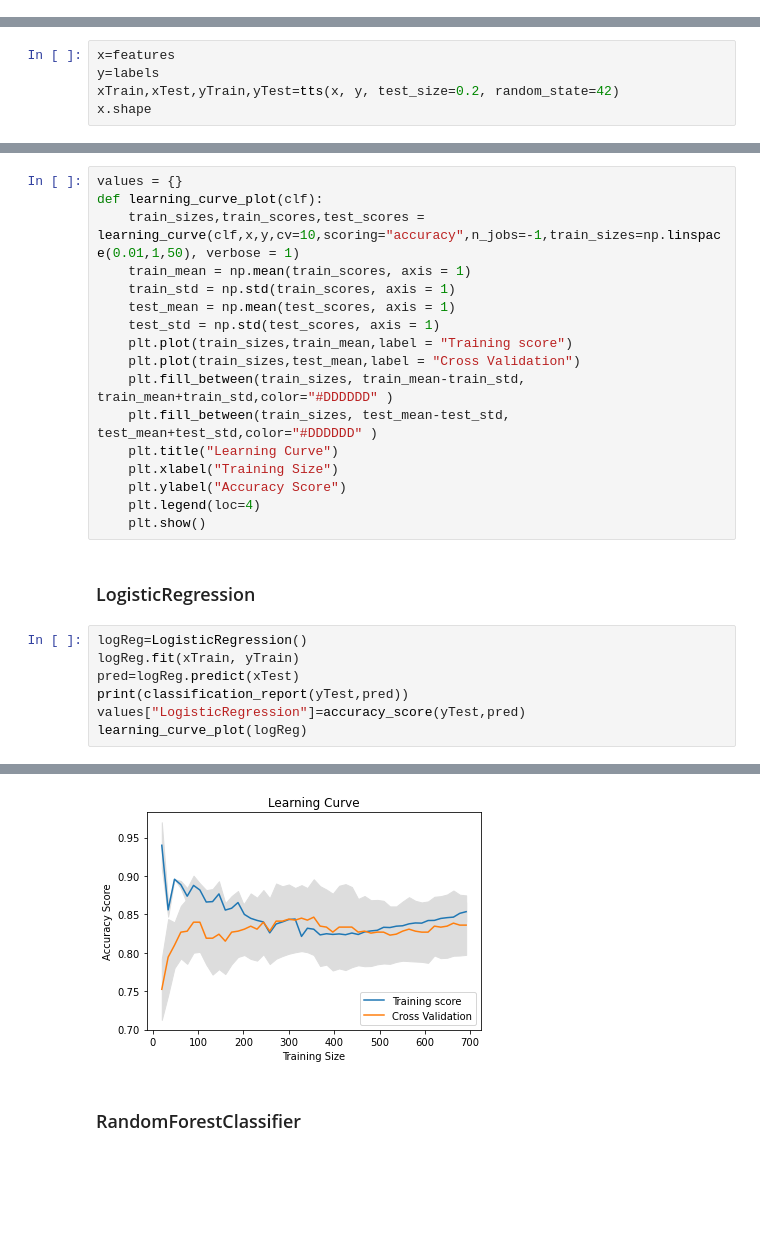
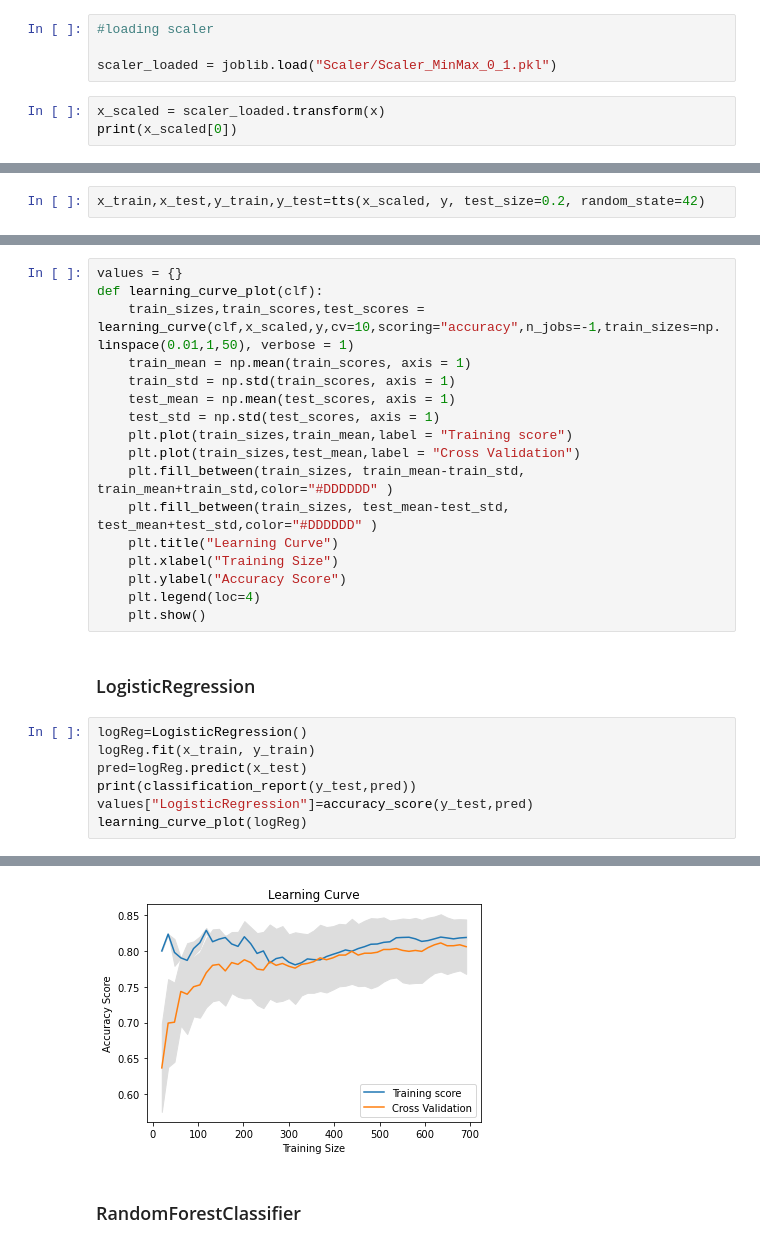
Before and after one commit to kxerxess/Diabetes-Prediction, a Jupyter notebook: ML Models/ML_diabetes_final.ipynb, the cells around one changed output, grey strips where cells are left out. Saved outputs shown, nothing was run; the diff lists cells and outputs as text; blank space fills up the shorter version.

```diff
--- a/ML Models/ML_diabetes_final.ipynb
+++ b/ML Models/ML_diabetes_final.ipynb
@@ -147,0 +62,7 @@ print(labels[labels==1].shape[0], labels[labels==0].shape[0])
+# %%
+#loading scaler
+
+scaler_loaded = joblib.load("Scaler/Scaler_MinMax_0_1.pkl")
+# %%
+x_scaled = scaler_loaded.transform(x)
+print(x_scaled[0])
@@ -148,5 +74,2 @@ print(labels[labels==1].shape[0], labels[labels==0].shape[0])
 # %%
-x=features
-y=labels
-xTrain,xTest,yTrain,yTest=tts(x, y, test_size=0.2, random_state=42)
-x.shape
+x_train,x_test,y_train,y_test=tts(x_scaled, y, test_size=0.2, random_state=42)
@@ -155,7 +78,7 @@ x.shape
 # %%
 values = {}
 def learning_curve_plot(clf):
-    train_sizes,train_scores,test_scores = learning_curve(clf,x,y,cv=10,scoring="accuracy",n_jobs=-1,train_sizes=np.linspace(0.01,1,50), verbose = 1)
+    train_sizes,train_scores,test_scores = learning_curve(clf,x_scaled,y,cv=10,scoring="accuracy",n_jobs=-1,train_sizes=np.linspace(0.01,1,50), verbose = 1)
     train_mean = np.mean(train_scores, axis = 1)
     train_std = np.std(train_scores, axis = 1)
     test_mean = np.mean(test_scores, axis = 1)
@@ -173,10 +96,10 @@ def learning_curve_plot(clf):
 ### LogisticRegression
 # %%
 logReg=LogisticRegression()
-logReg.fit(xTrain, yTrain)
-pred=logReg.predict(xTest)
-print(classification_report(yTest,pred))
-values["LogisticRegression"]=accuracy_score(yTest,pred)
+logReg.fit(x_train, y_train)
+pred=logReg.predict(x_test)
+print(classification_report(y_test,pred))
+values["LogisticRegression"]=accuracy_score(y_test,pred)
 learning_curve_plot(logReg)
 # %% [output]
               precision    recall  f1-score   support
@@ -196,4 +119,4 @@ weighted avg       0.79      0.79      0.79       154
-[figure, old version]
+[figure, new version]
 # %% [markdown]
 ###  RandomForestClassifier
 # %%
```
Also changed, not shown: parts of 36 cells of this notebook, 3 other files.
